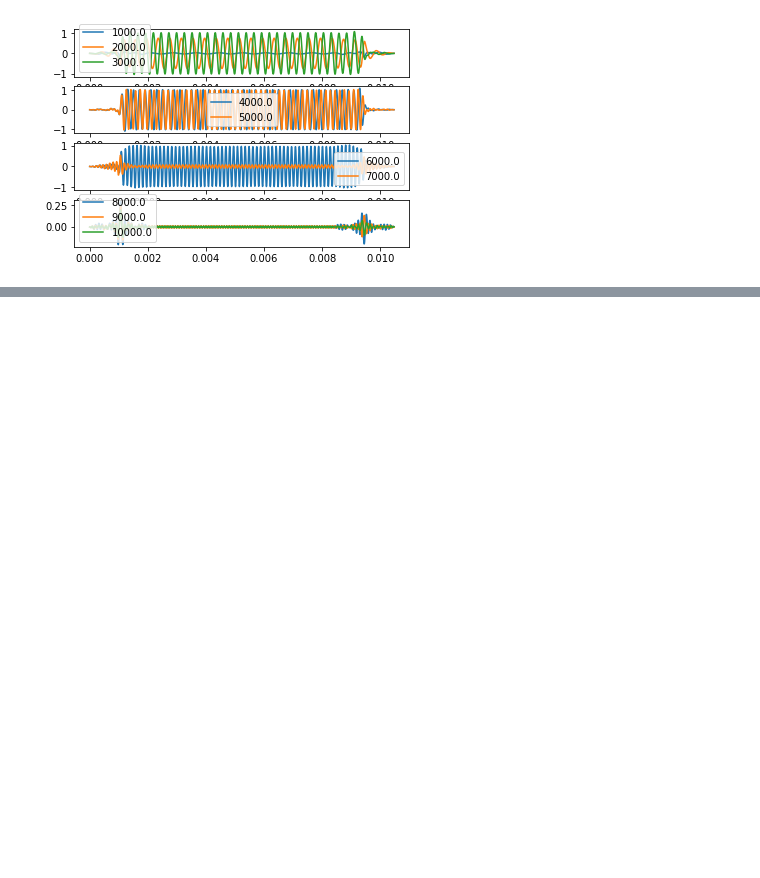
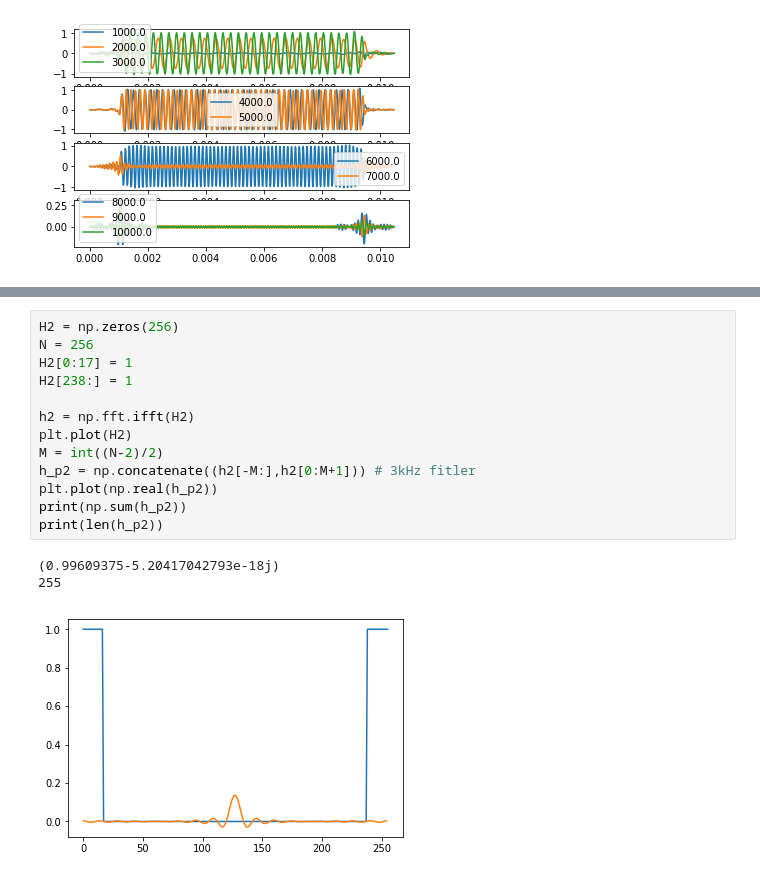
Before and after one commit to LemurPwned/DSP, a Jupyter notebook: FIR.ipynb, the cells around one changed output, grey strips where cells are left out. Saved outputs shown, nothing was run; the diff lists cells and outputs as text; blank space fills up the shorter version.

```diff
--- a/FIR.ipynb
+++ b/FIR.ipynb
@@ -207,0 +257,17 @@ plt.legend([f_b*1e3 for f_b in range(8,11) ])
+# %%
+H2 = np.zeros(256)
+N = 256
+H2[0:17] = 1
+H2[238:] = 1
+
+h2 = np.fft.ifft(H2)
+plt.plot(H2)
+M = int((N-2)/2)
+h_p2 = np.concatenate((h2[-M:],h2[0:M+1])) # 3kHz fitler
+plt.plot(np.real(h_p2))
+print(np.sum(h_p2))
+print(len(h_p2))
+# %% [output]
+(0.99609375-5.20417042793e-18j)
+255
+[figure, added]
```
Also changed, not shown: parts of 9 cells of this notebook.
